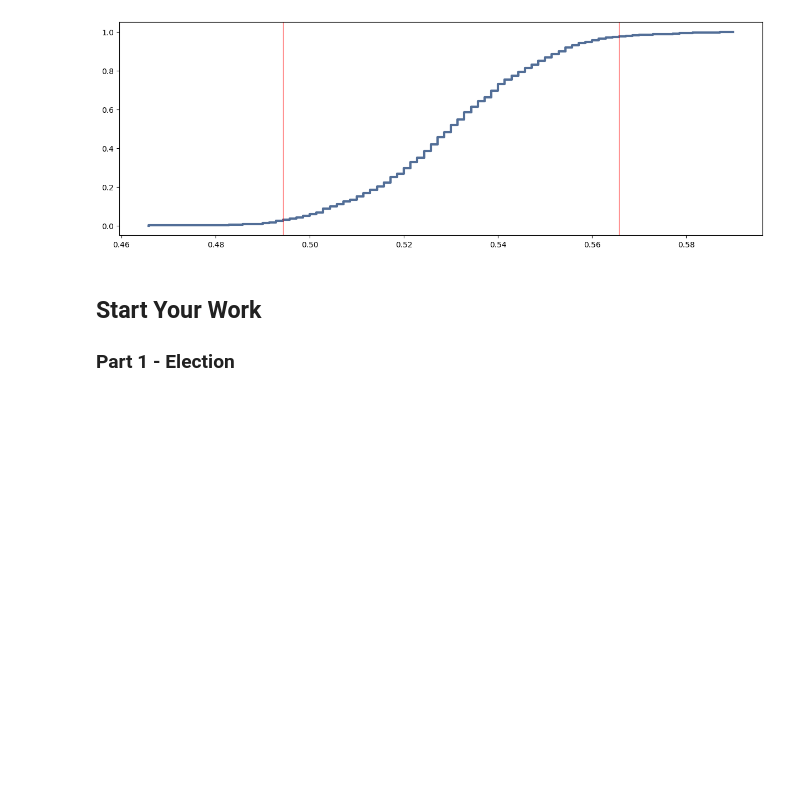
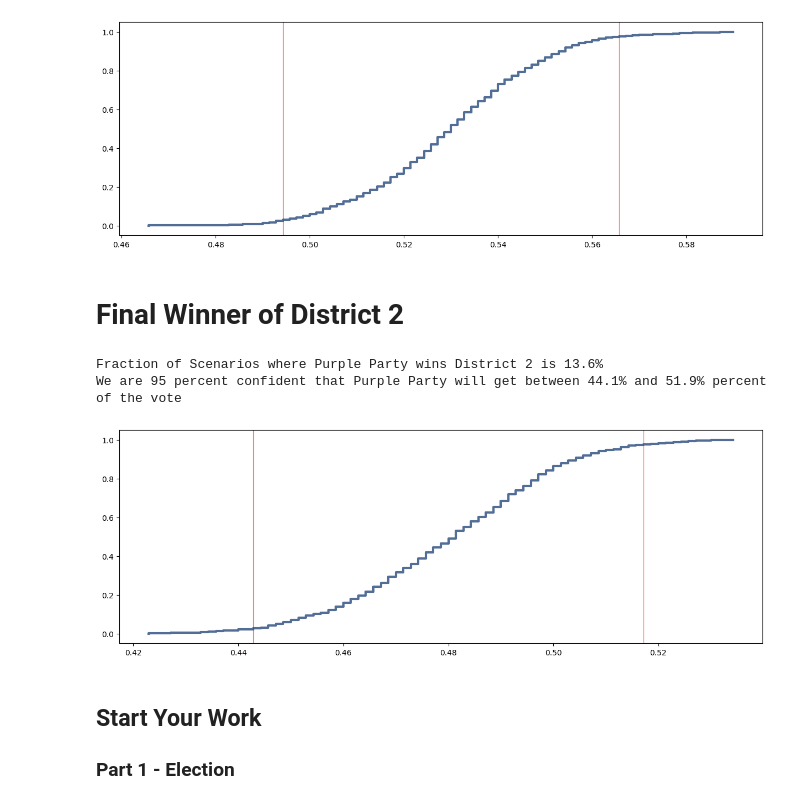
Before and after one commit to fadesere/DATA3450_Asn_3_Students, a Jupyter notebook: asn_3_1221_start copy.ipynb, the cells around one changed output. Cells and saved outputs as stored; diff of their text form; code cells hidden in the pictures; blank space fills up the shorter version.

```diff
--- a/asn_3_1221_start copy.ipynb
+++ b/asn_3_1221_start copy.ipynb
@@ -258,6 +277,18 @@ print("We are 95 percent confident that Purple Party will get between %.1f%% and
 Fraction of Scenarios where Purple Party wins District 1 is 94.2%
 We are 95 percent confident that Purple Party will get between 49.4% and 56.6% percent of the vote
 [figure]
+# %% [markdown]
+# Final Winner of District 2
+# %%
+thinkplot.Cdf(cdfFin2)
+thinkplot.axvline(ciFin2[0], color="red")
+thinkplot.axvline(ciFin2[1], color="red")
+print("Fraction of Scenarios where Purple Party wins District 2 is %.1f%% " % ((1-cdfFin.Prob(.50))*100))
+print("We are 95 percent confident that Purple Party will get between %.1f%% and %.1f%% percent of the vote" % (ciFin[0]*100, ciFin[1]*100))
+# %% [output]
+Fraction of Scenarios where Purple Party wins District 2 is 13.6%
+We are 95 percent confident that Purple Party will get between 44.1% and 51.9% percent of the vote
+[figure, added]
 # %% [markdown]
 ## Start Your Work
 
```
Also changed, not shown: parts of 1 cell of this notebook.
